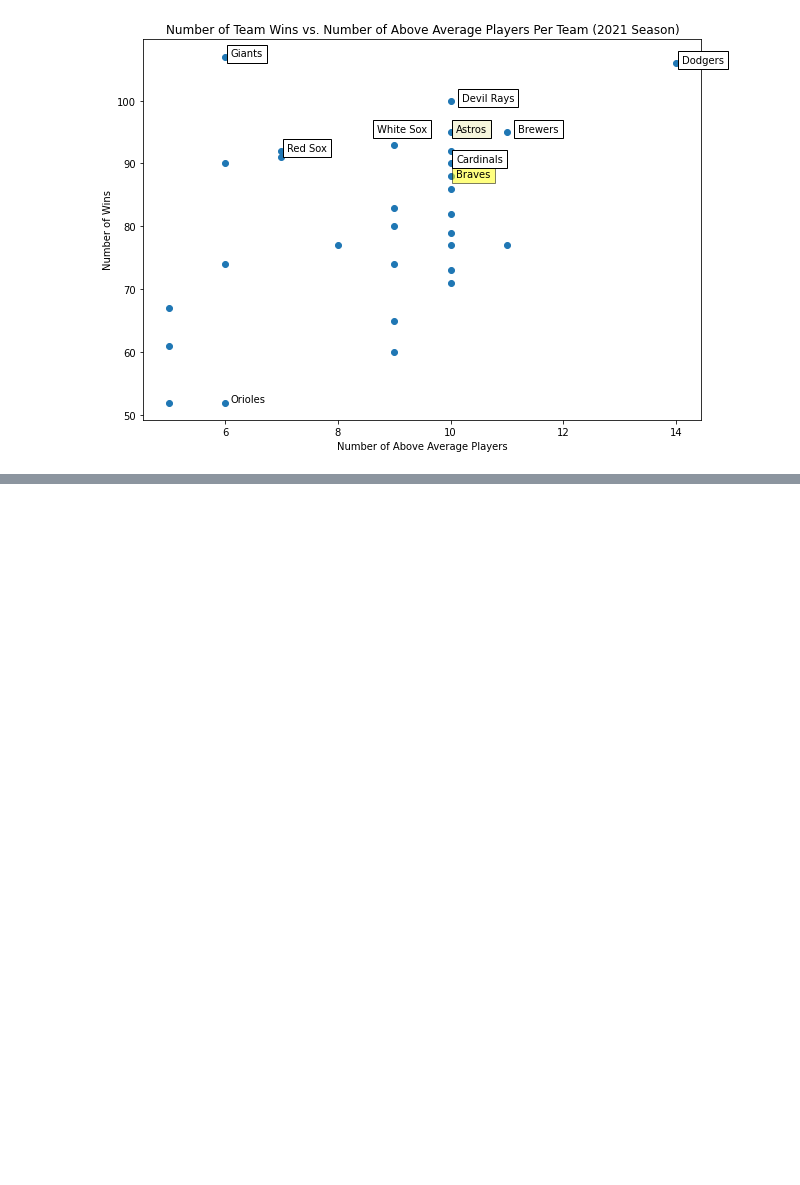
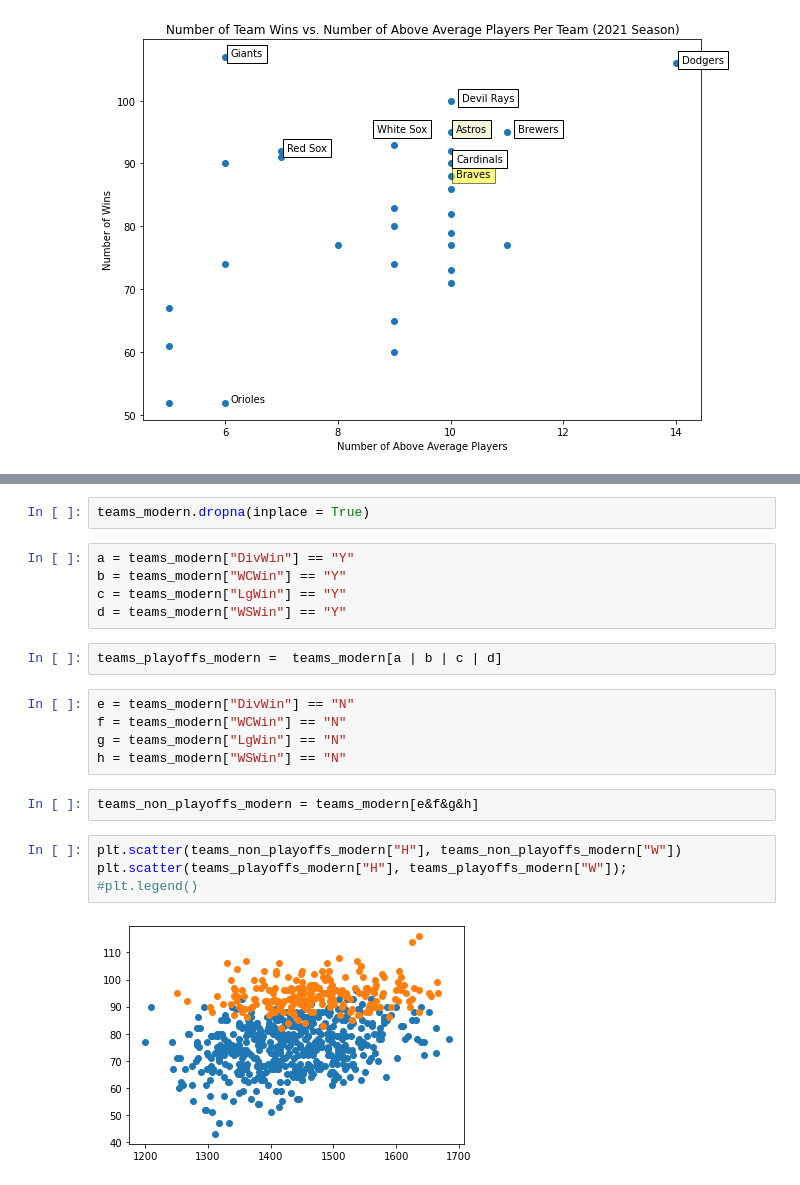
Before and after one commit to dw943893/baseball_predictor, a Jupyter notebook: CAP_EDA.ipynb, the cells around one changed output, grey strips where cells are left out. Saved outputs shown, nothing was run; the diff lists cells and outputs as text; blank space fills up the shorter version.

```diff
--- a/CAP_EDA.ipynb
+++ b/CAP_EDA.ipynb
@@ -1028,0 +1374,22 @@ teams[teams["teamID"] == "TBA"]
+# %%
+teams_modern.dropna(inplace = True)
+# %%
+a = teams_modern["DivWin"] == "Y"
+b = teams_modern["WCWin"] == "Y"
+c = teams_modern["LgWin"] == "Y"
+d = teams_modern["WSWin"] == "Y"
+# %%
+teams_playoffs_modern =  teams_modern[a | b | c | d]
+# %%
+e = teams_modern["DivWin"] == "N"
+f = teams_modern["WCWin"] == "N"
+g = teams_modern["LgWin"] == "N"
+h = teams_modern["WSWin"] == "N"
+# %%
+teams_non_playoffs_modern = teams_modern[e&f&g&h]
+# %%
+plt.scatter(teams_non_playoffs_modern["H"], teams_non_playoffs_modern["W"])
+plt.scatter(teams_playoffs_modern["H"], teams_playoffs_modern["W"]);
+#plt.legend()
+# %% [output]
+[figure, added]
```
Also changed, not shown: parts of 76 cells of this notebook, 1 other file.
